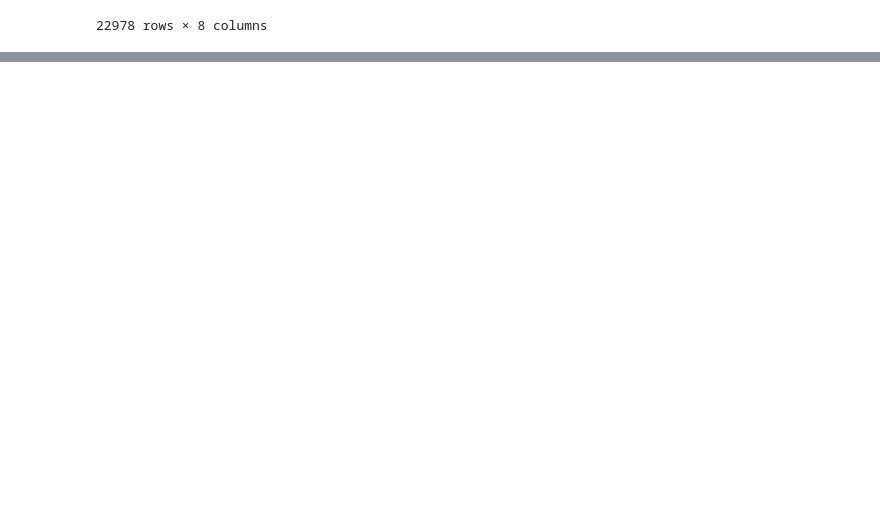
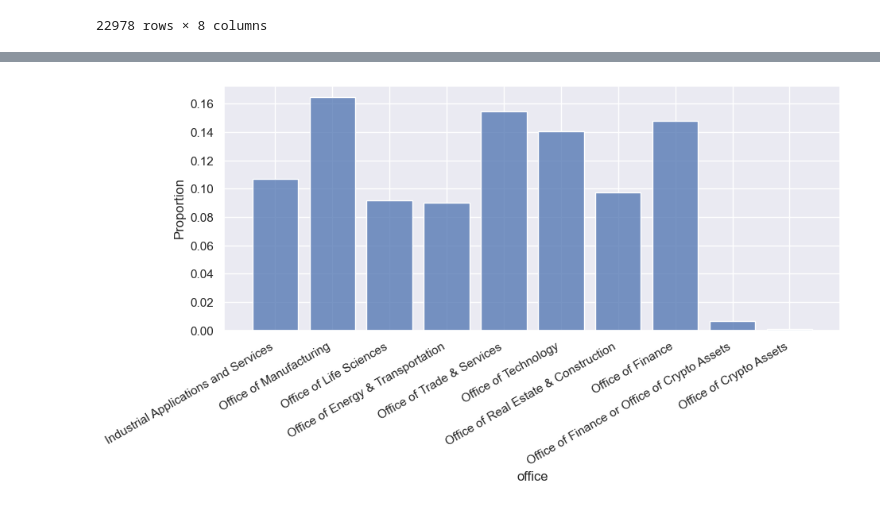
Before and after one commit to BNDT4Sen/Final-Project-Financial-Analysis, a Jupyter notebook: Exploratory-Data-Analysis/DataFrame_Exploration.ipynb, the cells around one changed output, grey strips where cells are left out. Cells and saved outputs as stored; diff of their text form; code cells hidden in the pictures; blank space fills up the shorter version.

```diff
--- a/Exploratory-Data-Analysis/DataFrame_Exploration.ipynb
+++ b/Exploratory-Data-Analysis/DataFrame_Exploration.ipynb
@@ -30,0 +85,6 @@ comprehensive_income_df
+# %%
+importlib.reload(EDA)
+
+EDA.company_value_distribution(company_information_df['office'])
+# %% [output]
+[figure, added]
```
Also changed, not shown: parts of 7 cells of this notebook, 1 other file.
